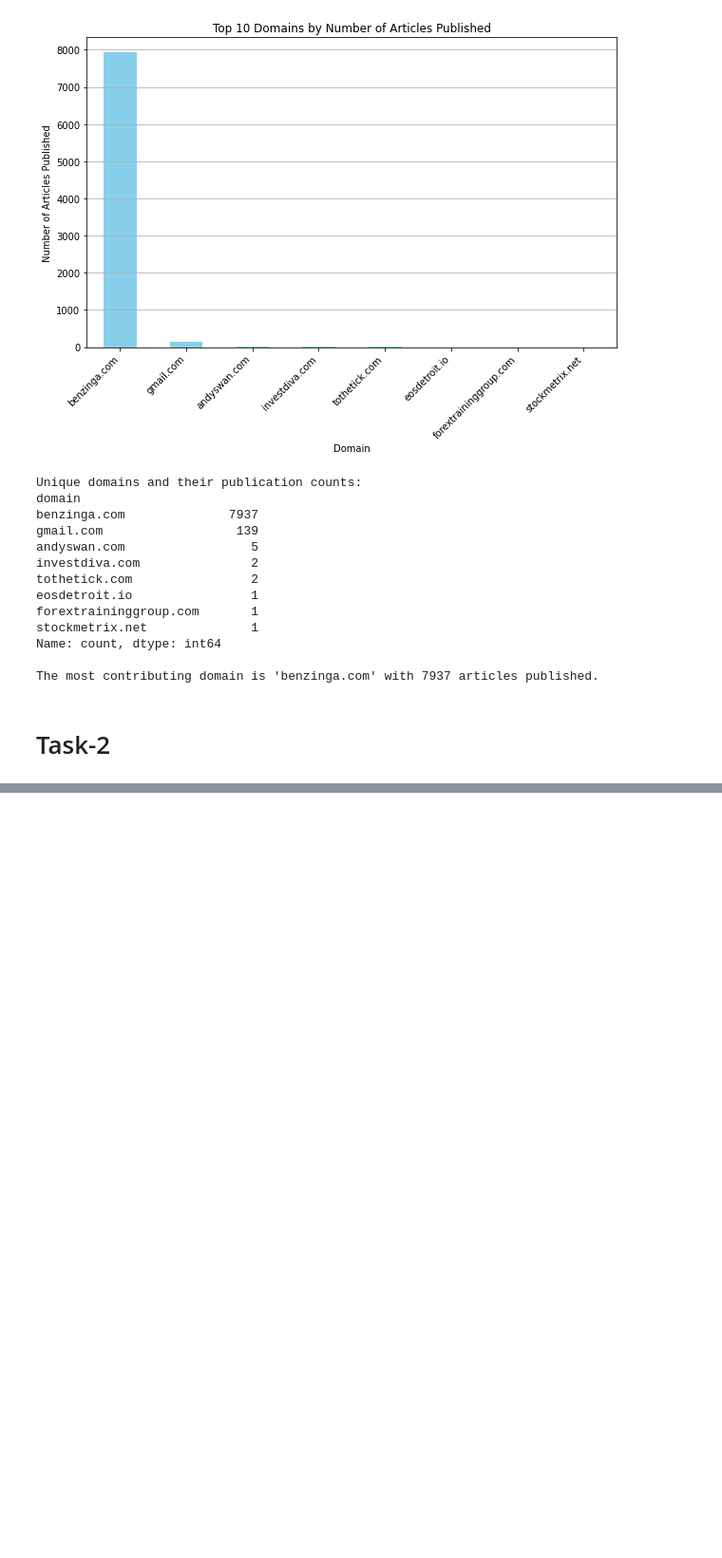
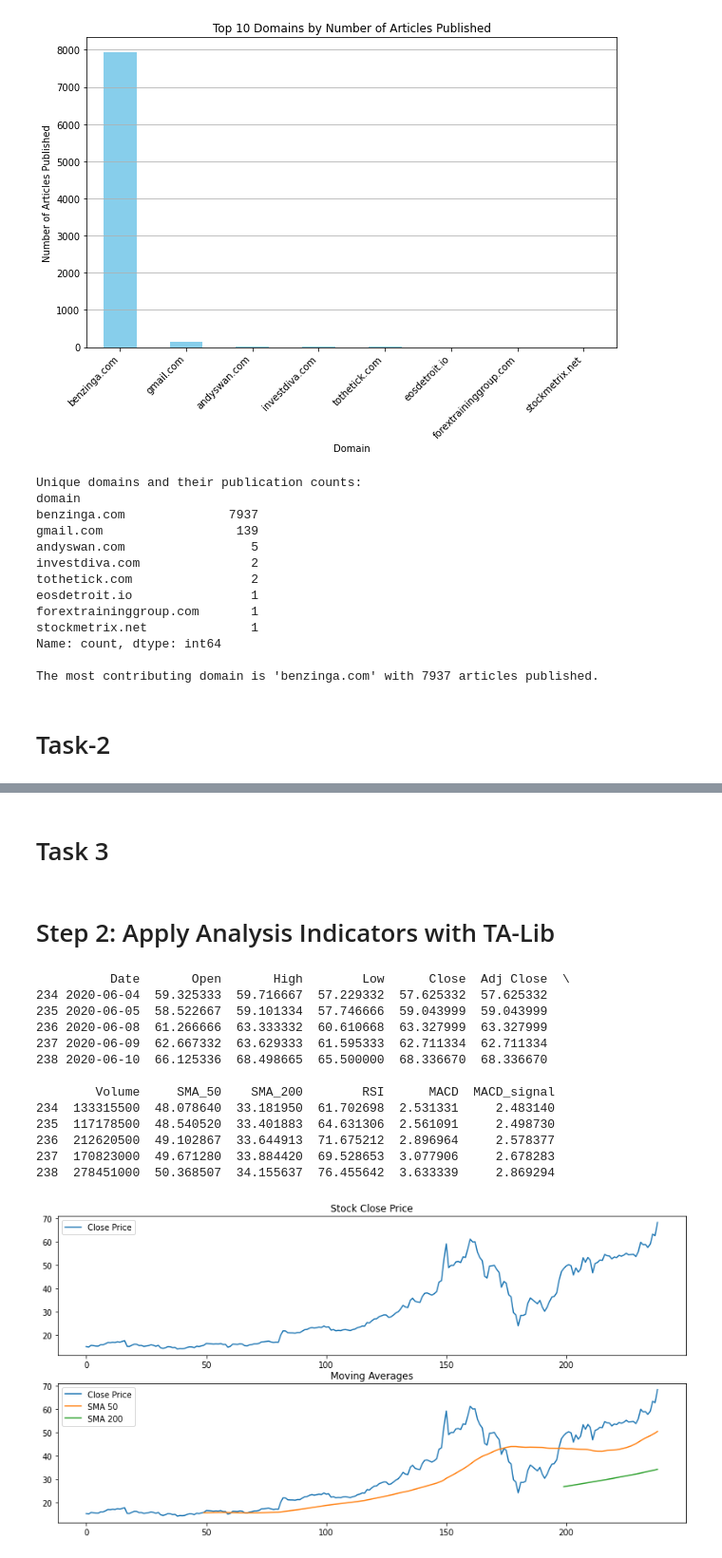
Before and after one commit to Yaadee/Finance_Data_Analysis, a Jupyter notebook: notebooks/Financial_EDA.ipynb, the cells around one changed output, grey strips where cells are left out. Shown at 95% size. Saved outputs shown, nothing was run; the diff lists cells and outputs as text; code cells hidden in the pictures; blank space fills up the shorter version.

```diff
--- a/notebooks/Financial_EDA.ipynb
+++ b/notebooks/Financial_EDA.ipynb
@@ -1121,0 +670,2 @@ plt.show()
+# %% [markdown]
+# Task 3
@@ -1121,0 +679,53 @@ plt.show()
+# %% [markdown]
+
+# Step 2: Apply Analysis Indicators with TA-Lib
+# %%
+
+# Calculate moving averages
+stock_data['SMA_50'] = talib.SMA(stock_data['Close'], timeperiod=50)
+stock_data['SMA_200'] = talib.SMA(stock_data['Close'], timeperiod=200)
+
+# Calculate RSI (Relative Strength Index)
+stock_data['RSI'] = talib.RSI(stock_data['Close'])
+
+# Calculate MACD (Moving Average Convergence Divergence)
+macd, signal, _ = talib.MACD(stock_data['Close'])
+stock_data['MACD'] = macd
+stock_data['MACD_signal'] = signal
+
+# Print the last few rows of the updated DataFrame
+print(stock_data.tail())
+
+# Plotting
+plt.figure(figsize=(14, 7))
+
+# Closing price
+plt.subplot(2, 1, 1)
+plt.plot(stock_data['Close'], label='Close Price')
+plt.title('Stock Close Price')
+plt.legend()
+
+# Moving averages
+plt.subplot(2, 1, 2)
+plt.plot(stock_data['Close'], label='Close Price')
+plt.plot(stock_data['SMA_50'], label='SMA 50')
+plt.plot(stock_data['SMA_200'], label='SMA 200')
+plt.title('Moving Averages')
+plt.legend()
+
+plt.show()
+# %% [output]
+          Date       Open       High        Low      Close  Adj Close  \
+234 2020-06-04  59.325333  59.716667  57.229332  57.625332  57.625332
+235 2020-06-05  58.522667  59.101334  57.746666  59.043999  59.043999
+236 2020-06-08  61.266666  63.333332  60.610668  63.327999  63.327999
+237 2020-06-09  62.667332  63.629333  61.595333  62.711334  62.711334
+238 2020-06-10  66.125336  68.498665  65.500000  68.336670  68.336670
+
+        Volume     SMA_50    SMA_200        RSI      MACD  MACD_signal
+234  133315500  48.078640  33.181950  61.702698  2.531331     2.483140
+235  117178500  48.540520  33.401883  64.631306  2.561091     2.498730
+236  212620500  49.102867  33.644913  71.675212  2.896964     2.578377
+237  170823000  49.671280  33.884420  69.528653  3.077906     2.678283
+238  278451000  50.368507  34.155637  76.455642  3.633339     2.869294
+[figure, added]
```
Also changed, not shown: parts of 32 cells of this notebook, 1 other file.
